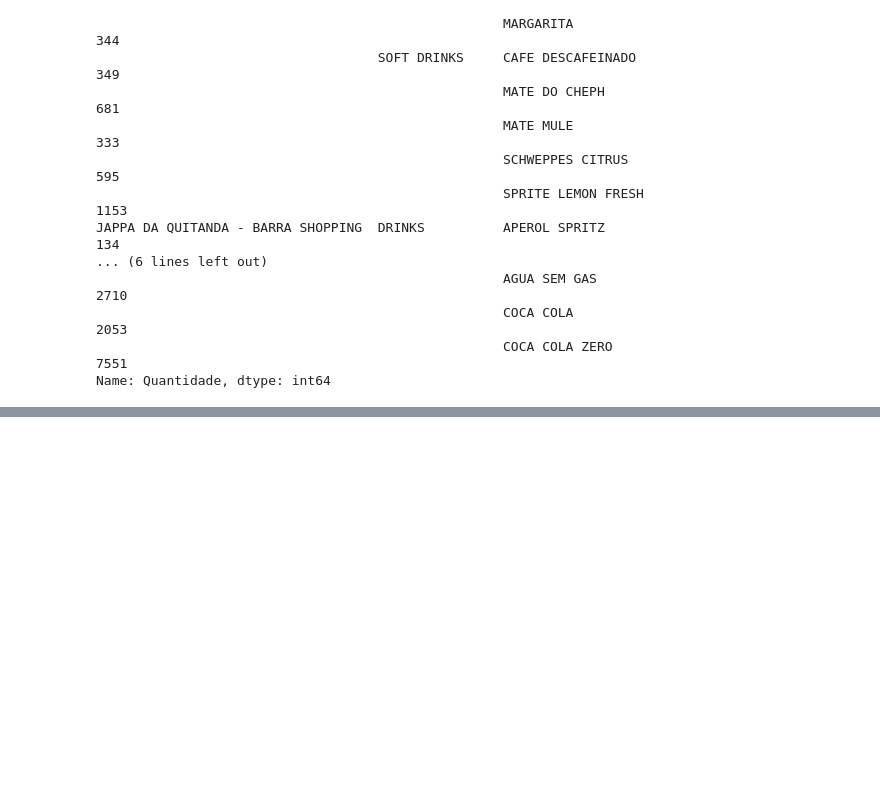
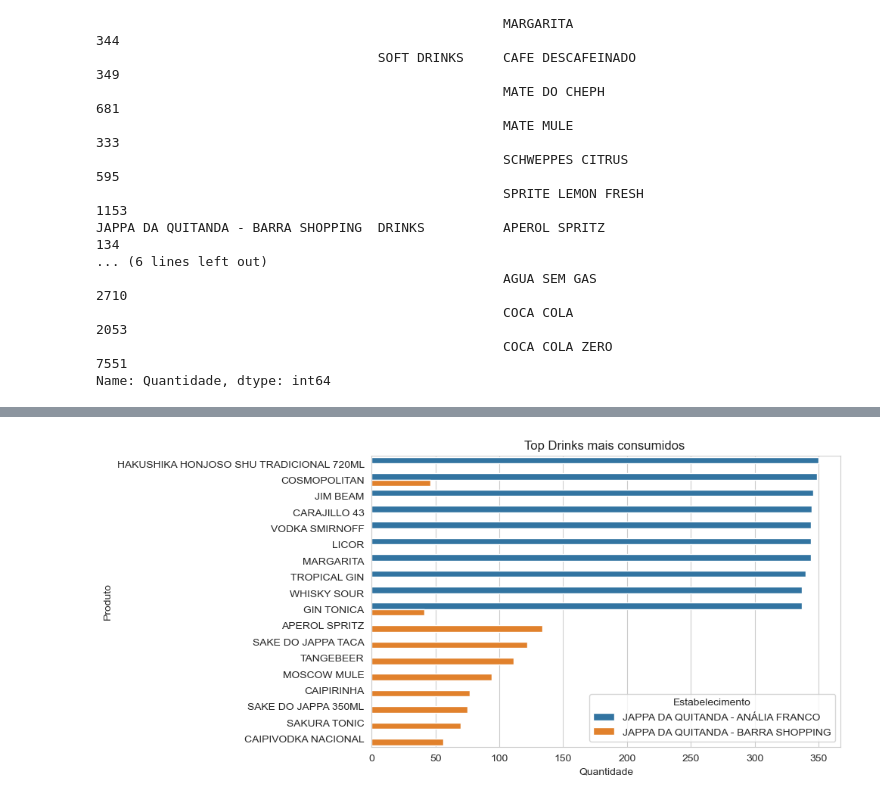
Before and after one commit to Alexlimaandre/analise_de_consumo_de_bebidas, a Jupyter notebook: drinks.ipynb, the cells around one changed output, grey strips where cells are left out. Drawn from its saved outputs; the diff is of its cells as text; code cells hidden in the pictures; blank space fills up the shorter version.

```diff
--- a/drinks.ipynb
+++ b/drinks.ipynb
@@ -168,0 +200,8 @@ Name: Quantidade, dtype: int64
+# %%
+# Top 10 produtos mais consumidos
+top10_prods = df2.groupby(['Estabelecimento', 'Tipo Categoria', 'Descrição'])['Quantidade'].sum()
+top10_prods  = top10_prods.sort_values(ascending=False)
+top10_prods = top10_prods.groupby(['Estabelecimento', 'Tipo Categoria']).head(10)
+top10_prods = top10_prods.sort_index()
+
+top10_prods
@@ -168,0 +226,31 @@ Name: Quantidade, dtype: int64
+# %%
+#transformando índices em colunas
+top_prods_df = top10_prods.reset_index()
+# %%
+# Separando gráficos por categorias
+drinks = top_prods_df[top_prods_df['Tipo Categoria']=='DRINKS']
+soft_drinks = top_prods_df[top_prods_df['Tipo Categoria']=='SOFT DRINKS']
+# %%
+# Gráfico dos Drinks mais consumidos
+sns.set_style('whitegrid')
+
+plt.figure(figsize=(8,5))
+drinks = drinks.sort_values("Quantidade", ascending=False)
+
+sns.barplot(
+    data=drinks,
+    x='Quantidade',
+    y='Descrição',
+    hue="Estabelecimento"
+)
+
+plt.title("Top Drinks mais consumidos ")
+plt.xlabel("Quantidade")
+plt.ylabel("Produto")
+
+plt.savefig("grafico_drinks.png", dpi=300, bbox_inches="tight")
+
+
+plt.show()
+# %% [output]
+[figure, added]
```
Also changed, not shown: parts of 4 cells of this notebook, 4 other files.
